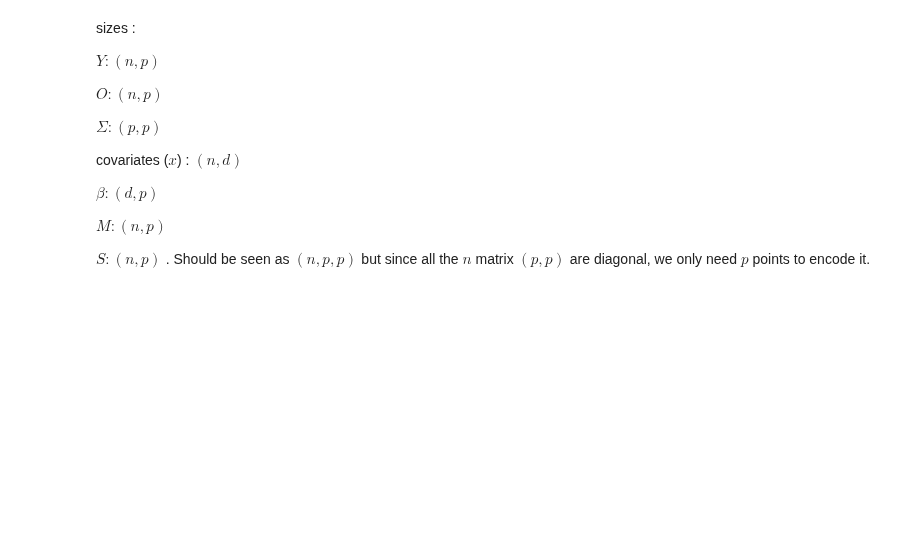
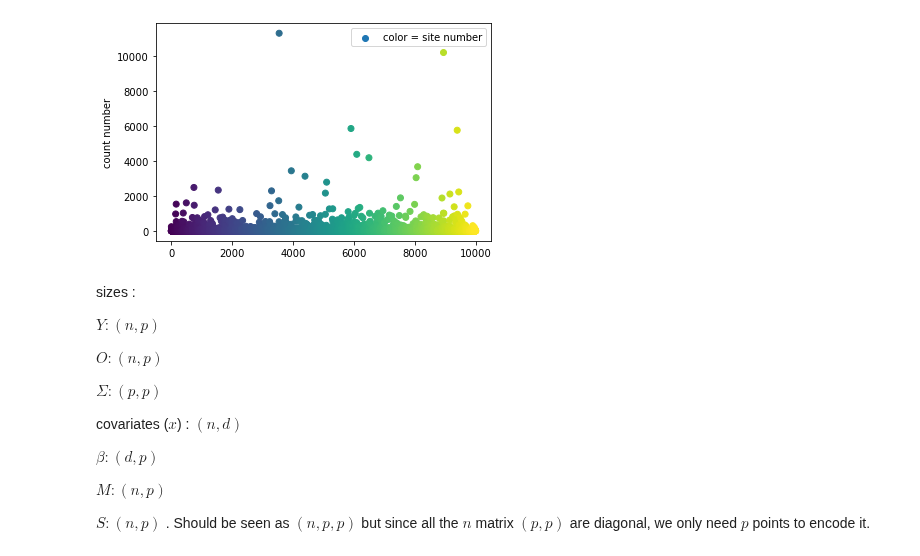
Before and after one commit to PLN-team/pyPLNmodels, a Jupyter notebook: PLN_test.ipynb, the cells around one changed output. Cells and saved outputs as stored; diff of their text form; code cells hidden in the pictures; blank space fills up the shorter version.

```diff
--- a/PLN_test.ipynb
+++ b/PLN_test.ipynb
@@ -6,6 +6,7 @@ import matplotlib.pyplot as plt
 from pandas import read_csv
 import math
 from timeit import default_timer as timer
+from tqdm import tqdm
 
 import numpy as np
 import torch
@@ -13,11 +14,3 @@ from torch import nn
 import scipy.linalg as SLA
 from scipy.linalg import toeplitz
 torch.set_default_dtype(torch.float64)
-
-Y = torch.from_numpy(read_csv('trichoptera.csv', sep=',').to_numpy())
-O = torch.outer(Y.sum(1), torch.ones(Y.shape[1]))/1000
-
-#data = utils.format_data(counts=Y, offsets=np.log(O))
-
-n,p = Y.shape
-d = 2 # nb of cavariates
@@ -23,0 +453,3 @@ d = 2 # nb of cavariates
+# %%
+d = 2 # nb of cavariates
+n = 200; p = 50
@@ -24,3 +479,20 @@ d = 2 # nb of cavariates
+# %%
+torch.manual_seed(0)
+
+
+true_Sigma = torch.from_numpy(toeplitz(0.5**np.arange(p)))
+true_beta = torch.randn(d, p)
+
+covariates = torch.ones((n,d))
+O = 1 + torch.zeros((n,p))
+
+sample_model = sample_PLN()
+Y_sampled = torch.from_numpy(sample_model.sample(true_Sigma,true_beta, O, covariates))
+sample_model.plot_Y()
+
+data = [Y_sampled, O, covariates]
+# %% [output]
+[figure, added]
 # %% [markdown]
 sizes :
 
```
Also changed, not shown: parts of 17 cells of this notebook.
